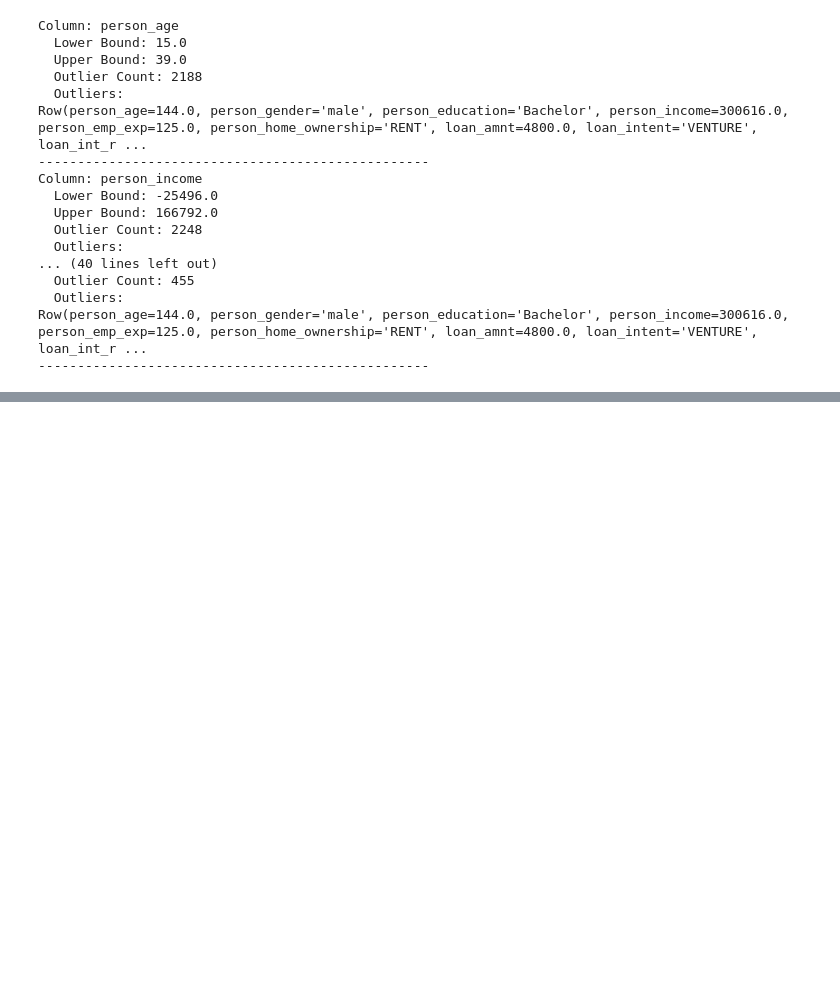
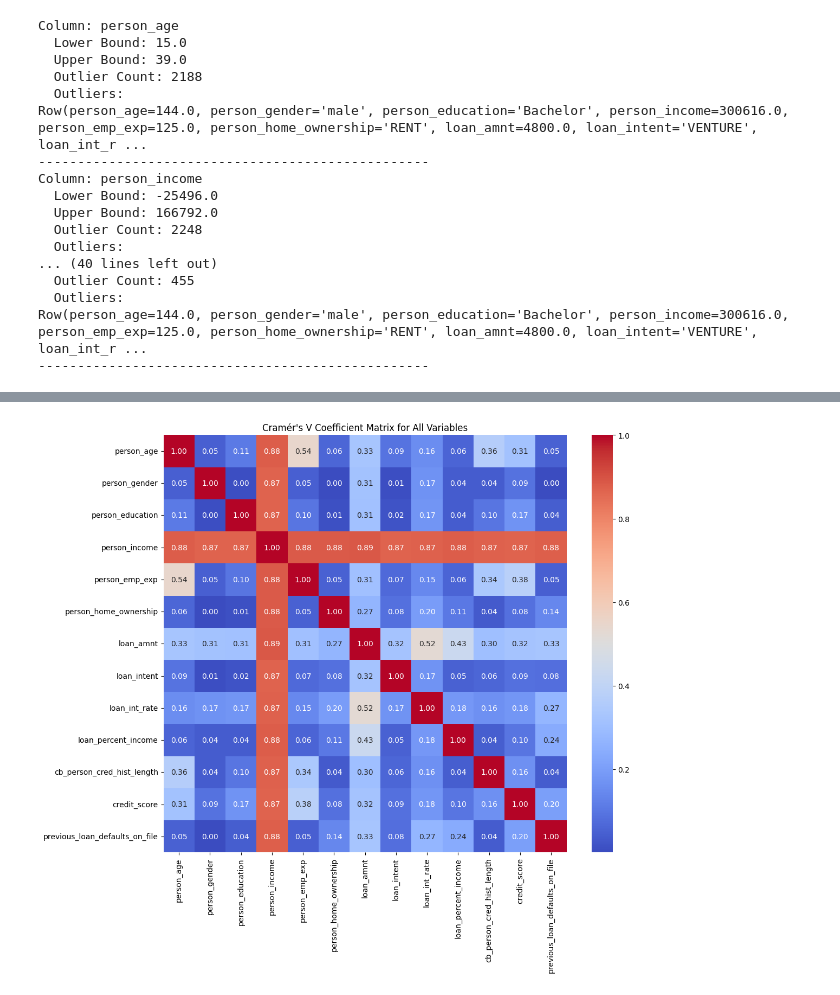
Before and after one commit to duongnguyen-dev/MLProd, a Jupyter notebook: notebooks/eda.ipynb, the cells around one changed output, grey strips where cells are left out. Saved outputs shown, nothing was run; the diff lists cells and outputs as text; code cells hidden in the pictures; blank space fills up the shorter version.

```diff
--- a/notebooks/eda.ipynb
+++ b/notebooks/eda.ipynb
@@ -321,0 +457,36 @@ display(outlier_table)  # Display the table using display
+# %%
+# Function for calculating Cramer's V
+def cramers_v(confusion_matrix):
+    """Calculating Cramer's V coefficient from contingency table."""
+    chi2 = stats.chi2_contingency(confusion_matrix)[0]
+    n = confusion_matrix.sum()
+    k = min(confusion_matrix.shape)  # Số hàng hoặc cột nhỏ hơn
+    return np.sqrt(chi2 / (n * (k - 1)))
+
+# Create Cramer's V matrix for all features
+def cramers_v_matrix(data, categorical_columns):
+    """Create Cramer's V matrix for all features."""
+    matrix = pd.DataFrame(index=categorical_columns, columns=categorical_columns)
+    for col1 in categorical_columns:
+        for col2 in categorical_columns:
+            if col1 == col2:
+                matrix.loc[col1, col2] = 1.0 # The correlation in diagonal is 1.0
+            else:
+                confusion_matrix = pd.crosstab(data[col1], data[col2])
+                # Ensure cramers_v returns a single value
+                cramers_value = cramers_v(confusion_matrix.to_numpy())
+                matrix.loc[col1, col2] = cramers_value
+    return matrix.astype(float)
+# %%
+all_columns = [
+    f.name for f in df.schema.fields if isinstance(f.dataType, (T.StringType, T.DateType, T.NumericType))  # Updated
+]
+
+cramers_matrix1 = cramers_v_matrix(df.toPandas(), all_columns[:-1])  # Updated
+# %%
+plt.figure(figsize=(12, 10))
+sns.heatmap(cramers_matrix1, annot=True, fmt=".2f", cmap="coolwarm", cbar=True)
+plt.title("Cramér's V Coefficient Matrix for All Variables")
+plt.show()
+# %% [output]
+[figure, added]
```
Also changed, not shown: parts of 14 cells of this notebook, 4 other files.
